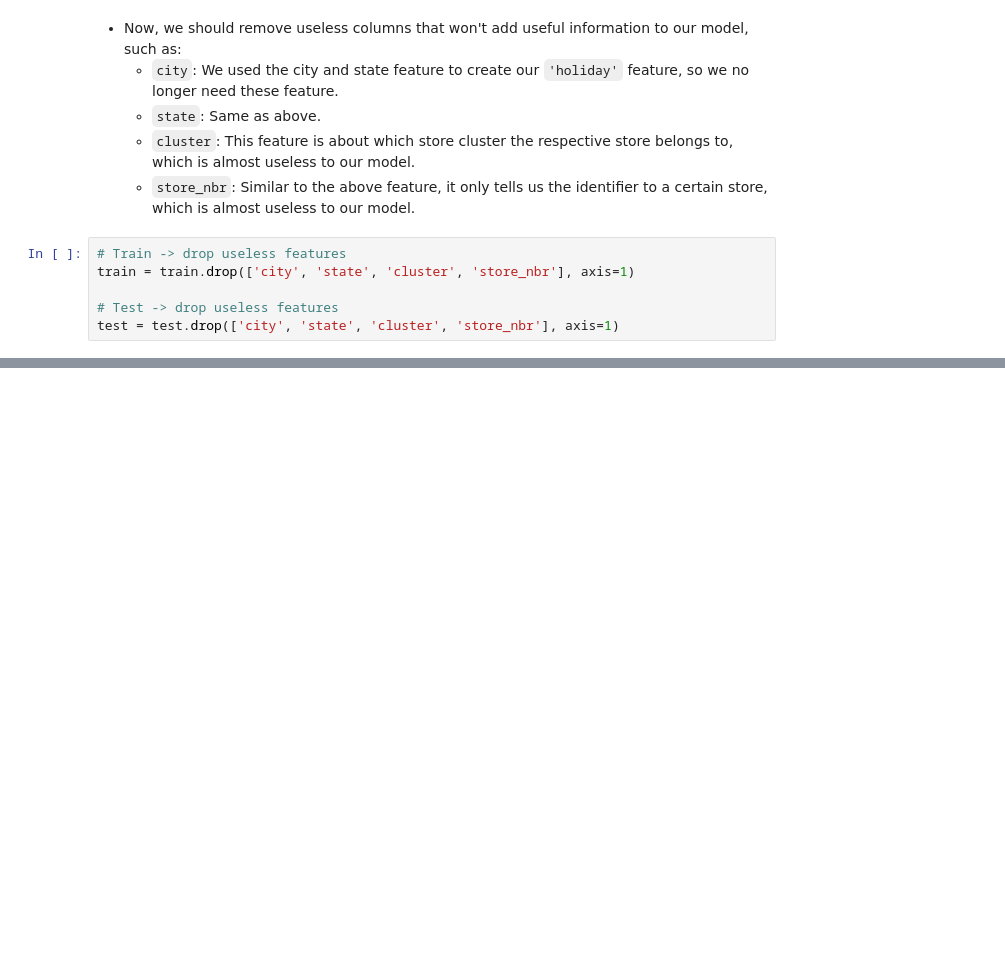
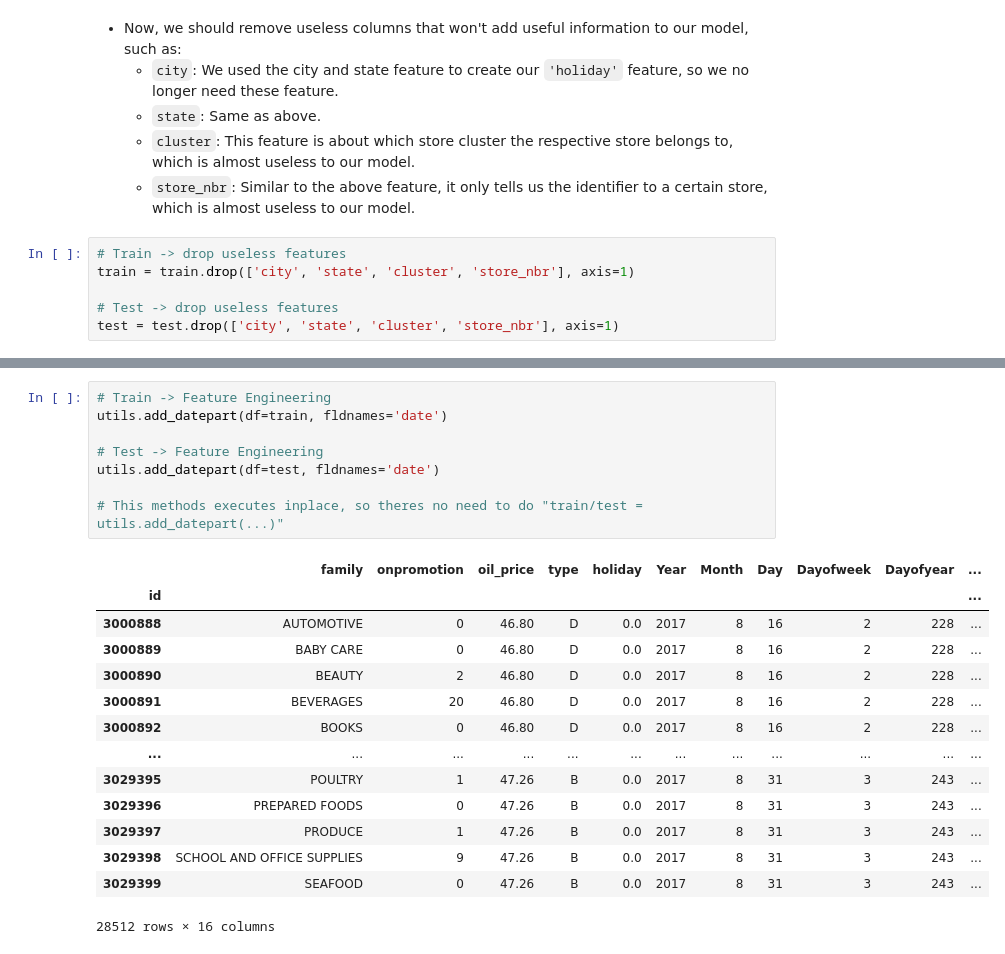
Before and after one commit to edmar-bevilaqua/data_science, a Jupyter notebook: Projects/Kaggle/Store Sales - Time Series Forecasting/store_sales.ipynb, the cells around one changed output, grey strips where cells are left out. Cells and saved outputs as stored; diff of their text form; blank space fills up the shorter version.

Commit message:
Update store_sales.ipynb
Create new features based on date and holidays.

```diff
--- a/Projects/Kaggle/Store Sales - Time Series Forecasting/store_sales.ipynb
+++ b/Projects/Kaggle/Store Sales - Time Series Forecasting/store_sales.ipynb
@@ -709,0 +717,23 @@ test = test.drop(['city', 'state', 'cluster', 'store_nbr'], axis=1)
+# %%
+# Train -> Feature Engineering
+utils.add_datepart(df=train, fldnames='date')
+
+# Test -> Feature Engineering
+utils.add_datepart(df=test, fldnames='date')
+
+# This methods executes inplace, so theres no need to do "train/test = utils.add_datepart(...)"
+# %% [output]
+|  | family | onpromotion | oil_price | type | holiday | Year | Month | Day | Dayofweek | Dayofyear | ... |
+| id |  |  |  |  |  |  |  |  |  |  | ... |
+| 3000888 | AUTOMOTIVE | 0 | 46.80 | D | 0.0 | 2017 | 8 | 16 | 2 | 228 | ... |
+| 3000889 | BABY CARE | 0 | 46.80 | D | 0.0 | 2017 | 8 | 16 | 2 | 228 | ... |
+| 3000890 | BEAUTY | 2 | 46.80 | D | 0.0 | 2017 | 8 | 16 | 2 | 228 | ... |
+| 3000891 | BEVERAGES | 20 | 46.80 | D | 0.0 | 2017 | 8 | 16 | 2 | 228 | ... |
+| 3000892 | BOOKS | 0 | 46.80 | D | 0.0 | 2017 | 8 | 16 | 2 | 228 | ... |
+| ... | ... | ... | ... | ... | ... | ... | ... | ... | ... | ... | ... |
+| 3029395 | POULTRY | 1 | 47.26 | B | 0.0 | 2017 | 8 | 31 | 3 | 243 | ... |
+| 3029396 | PREPARED FOODS | 0 | 47.26 | B | 0.0 | 2017 | 8 | 31 | 3 | 243 | ... |
+| 3029397 | PRODUCE | 1 | 47.26 | B | 0.0 | 2017 | 8 | 31 | 3 | 243 | ... |
+| 3029398 | SCHOOL AND OFFICE SUPPLIES | 9 | 47.26 | B | 0.0 | 2017 | 8 | 31 | 3 | 243 | ... |
+| 3029399 | SEAFOOD | 0 | 47.26 | B | 0.0 | 2017 | 8 | 31 | 3 | 243 | ... |
+28512 rows × 16 columns
```
Also changed, not shown: parts of 3 cells of this notebook.
